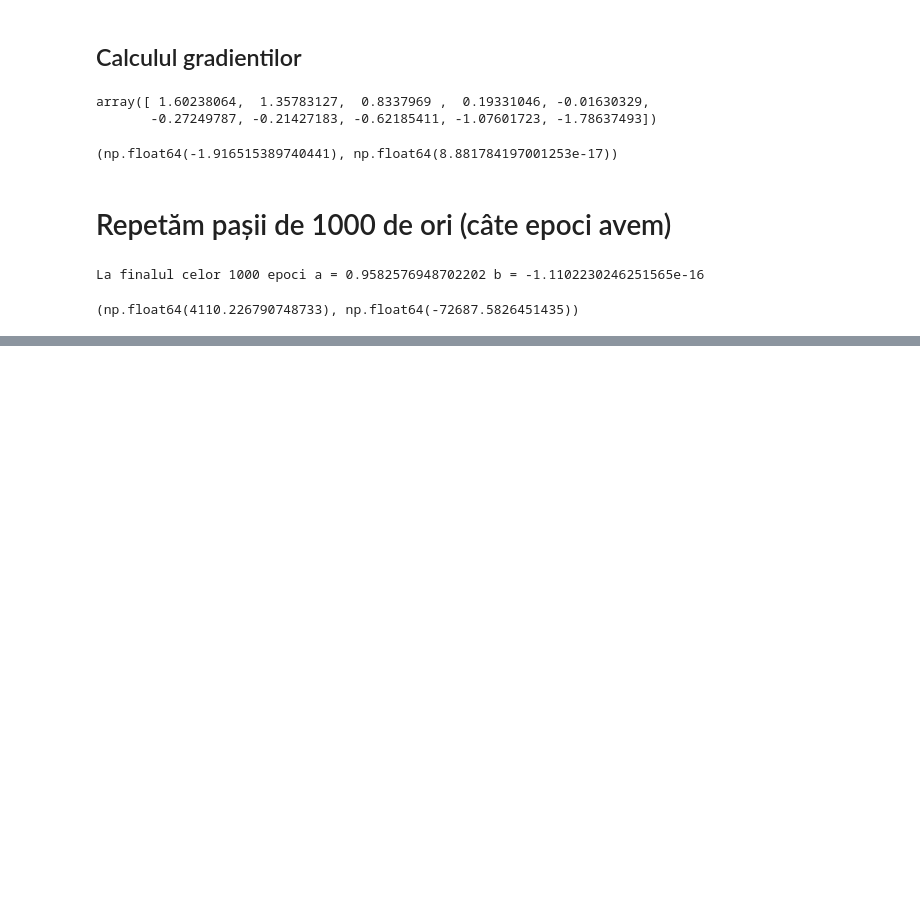
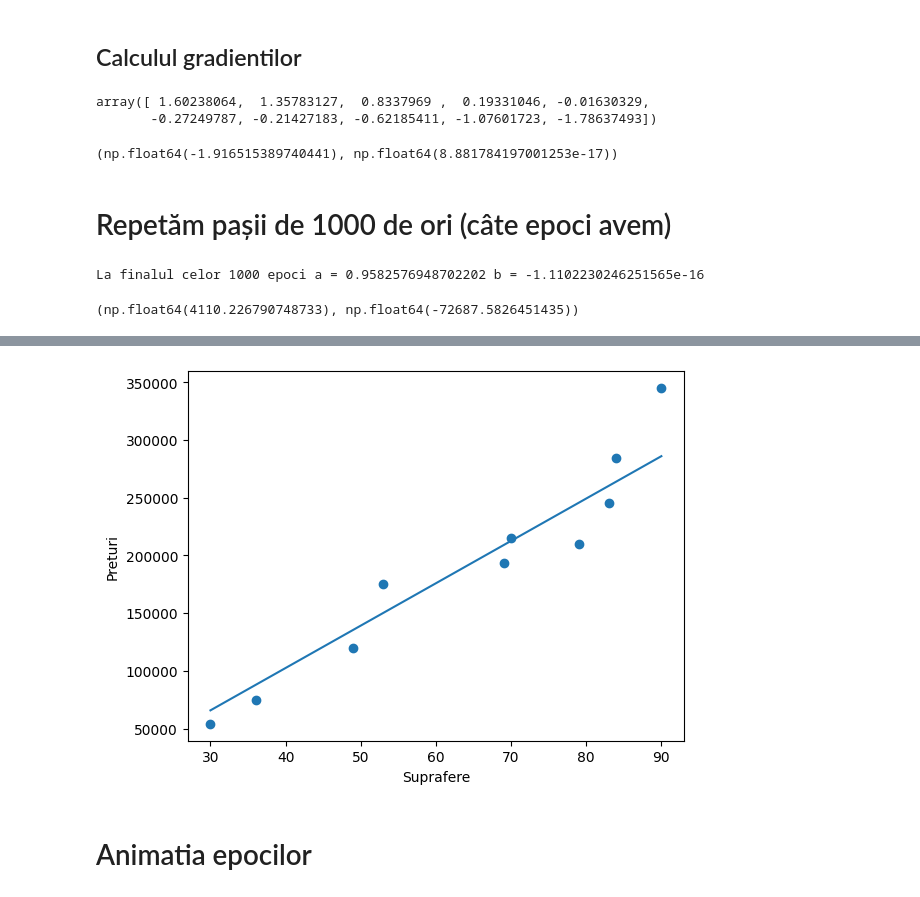
Before and after one commit to sojog/ML-NLP-DP-Bittnet-Iulie-2026, a Jupyter notebook: Ziua2/01.calcul_gradient.ipynb, the cells around one changed output, grey strips where cells are left out. Saved outputs shown, nothing was run; the diff lists cells and outputs as text; code cells hidden in the pictures; blank space fills up the shorter version.

```diff
--- a/Ziua2/01.calcul_gradient.ipynb
+++ b/Ziua2/01.calcul_gradient.ipynb
@@ -131,0 +186,6 @@ a_from_gd, b_from_gd
+# %%
+ruleza_o_epoca()
+# %% [output]
+[figure, added]
+# %% [markdown]
+# Animatia epocilor
```
Also changed, not shown: parts of 11 cells of this notebook.
